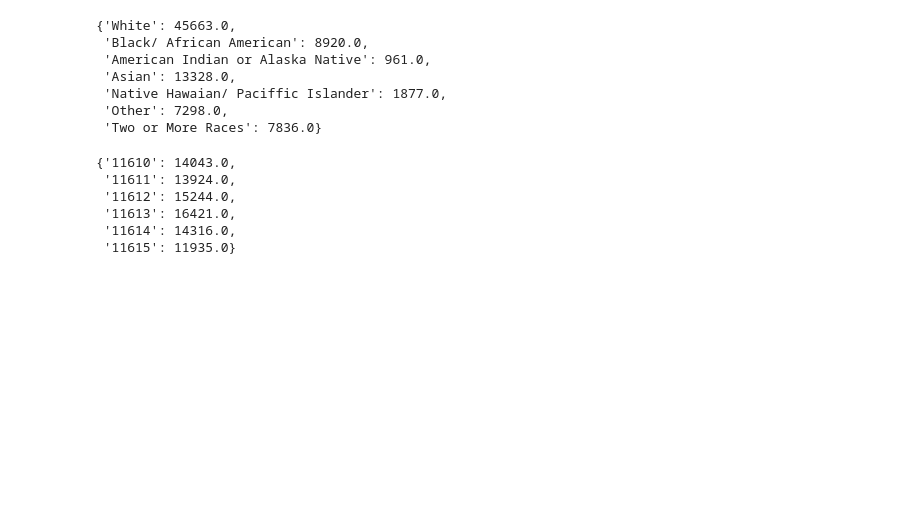
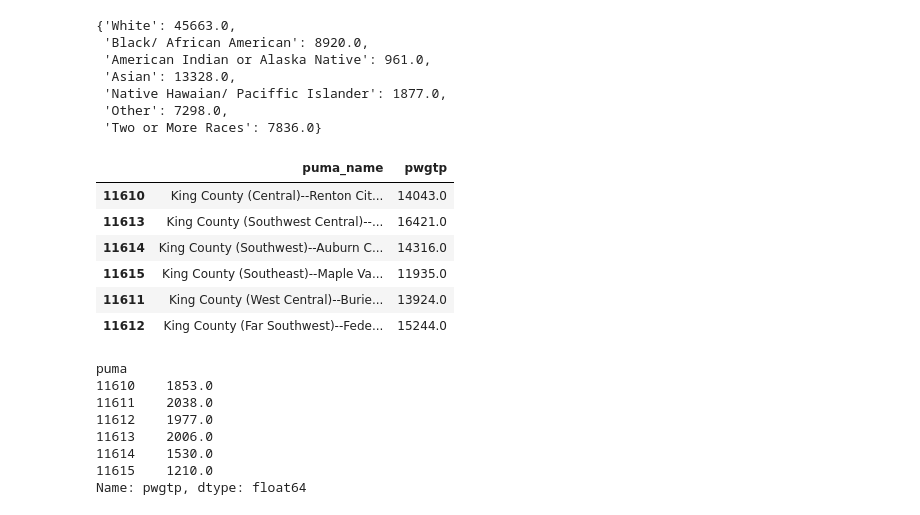
Before and after one commit to JJHick95/phase-1-project-west-ds-082420, a Jupyter notebook: src/data/testing_data_functions.ipynb, the cells around one changed output. Saved outputs shown, nothing was run; the diff lists cells and outputs as text; code cells hidden in the pictures; blank space fills up the shorter version.

```diff
--- a/src/data/testing_data_functions.ipynb
+++ b/src/data/testing_data_functions.ipynb
@@ -95,21 +97,47 @@ get_skc_all_youth_race()
  'Native Hawaian/ Paciffic Islander': 1877.0,
  'Other': 7298.0,
  'Two or More Races': 7836.0}
+# %%
+def get_pums_youth_count():
+    '''
+    returns a dictionary with puma ID number as keys and their corresponding total youth count as values
+    '''
+    skc_all_youth_df = get_all_youth_db()
+
+    puma_breakdown = skc_all_youth_df.groupby(by='puma').sum()['pwgtp']
+    puma_names = pd.read_sql('''
+            SELECT *
+            FROM puma_names_2010
+            WHERE puma SIMILAR TO '1161(0|1|2|3|4|5)'
+            ''', conn)
+    return pd.concat([puma_names.set_index('puma')[['puma_name']], puma_breakdown], axis = 1)
+
+get_pums_youth_count()
+# %% [output]
+|  | puma_name | pwgtp |
+| 11610 | King County (Central)--Renton Cit... | 14043.0 |
+| 11613 | King County (Southwest Central)--... | 16421.0 |
+| 11614 | King County (Southwest)--Auburn C... | 14316.0 |
+| 11615 | King County (Southeast)--Maple Va... | 11935.0 |
+| 11611 | King County (West Central)--Burie... | 13924.0 |
+| 11612 | King County (Far Southwest)--Fede... | 15244.0 |
 # %%
-def get_pums_youth_count():
+def get_pums_oy_count():
     '''
-    returns a dictionary with puma ID number as keys and their corresponding total youth count as values
+    returns a dictionary with puma ID number as keys and their corresponding opportunity youth count as values
     '''
-    skc_all_youth_df = get_all_youth_db()
+    skc_oy_df = get_oy_db()
 
-    puma_breakdown = skc_all_youth_df.groupby(by='puma').sum()['pwgtp']
-    return puma_breakdown.to_dict()
+    puma_breakdown = skc_oy_df.groupby(by='puma').sum()['pwgtp']
+    return puma_breakdown
 
-get_pums_youth_count()
+get_pums_oy_count()
 # %% [output]
-{'11610': 14043.0,
- '11611': 13924.0,
- '11612': 15244.0,
- '11613': 16421.0,
- '11614': 14316.0,
- '11615': 11935.0}
+puma
+11610    1853.0
+11611    2038.0
+11612    1977.0
+11613    2006.0
+11614    1530.0
+11615    1210.0
+Name: pwgtp, dtype: float64
```
Also changed, not shown: parts of 2 cells of this notebook, 2 other files.
